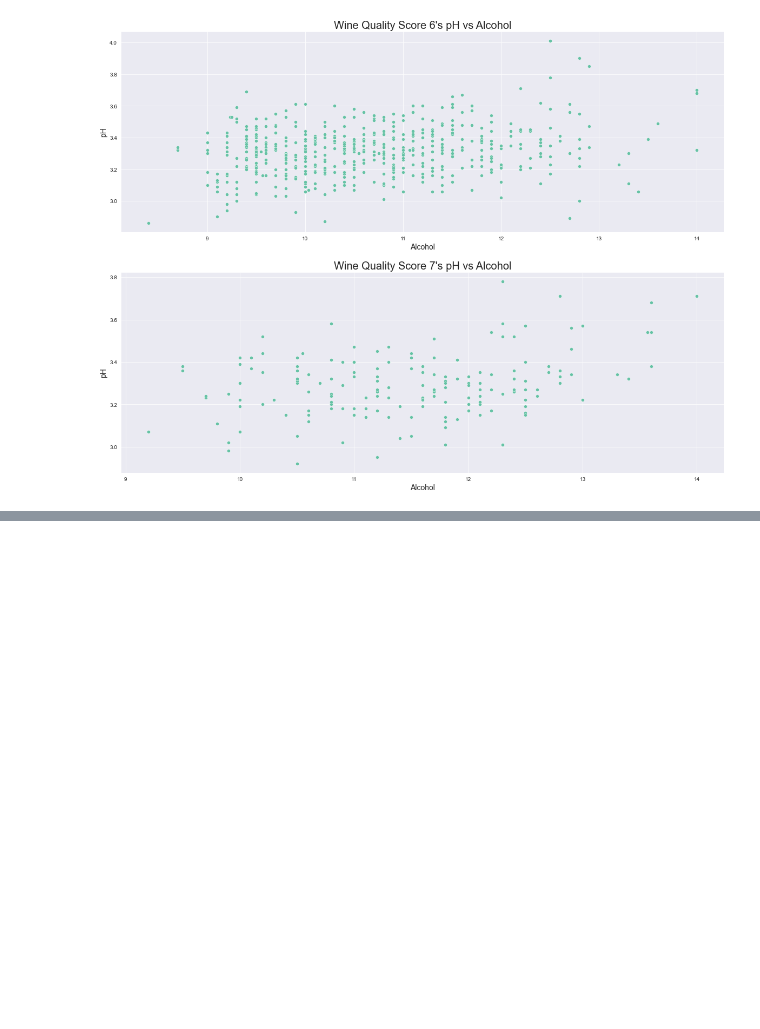
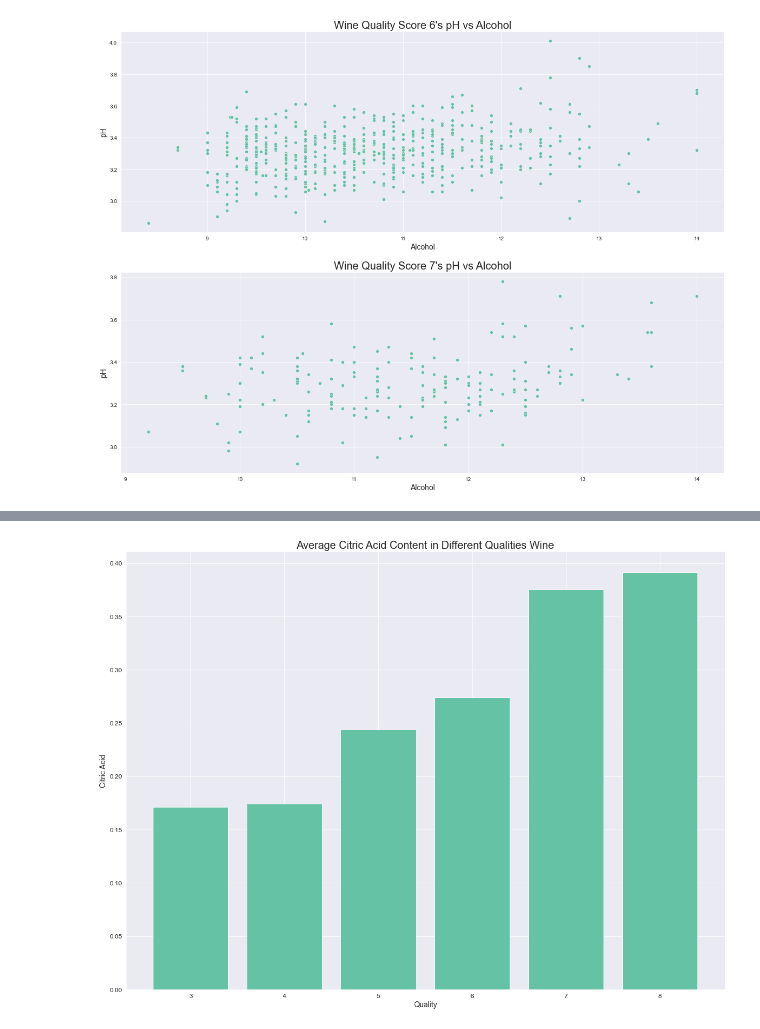
Before and after one commit to shamimsikder/Data-Visualization-Exercises, a Jupyter notebook: Wine Quality Data Visualization.ipynb, the cells around one changed output, grey strips where cells are left out. Drawn from its saved outputs; the diff is of its cells as text; code cells hidden in the pictures; blank space fills up the shorter version.

Commit message:
Average Citric Acid Content

```diff
--- a/Wine Quality Data Visualization.ipynb
+++ b/Wine Quality Data Visualization.ipynb
@@ -239,0 +240,12 @@ plt.yticks(fontsize=12);
+# %%
+plt.figure(figsize=(20,15))
+
+plt.bar(avg_data['quality'],avg_data['citric acid'])
+
+plt.title("Average Citric Acid Content in Different Qualities Wine",fontsize=20)
+plt.xlabel("Quality",fontsize=14)
+plt.xticks(fontsize=12)
+plt.ylabel("Citric Acid",fontsize=14)
+plt.yticks(fontsize=12);
+# %% [output]
+[figure, added]
```
Also changed, not shown: parts of 6 cells of this notebook.
